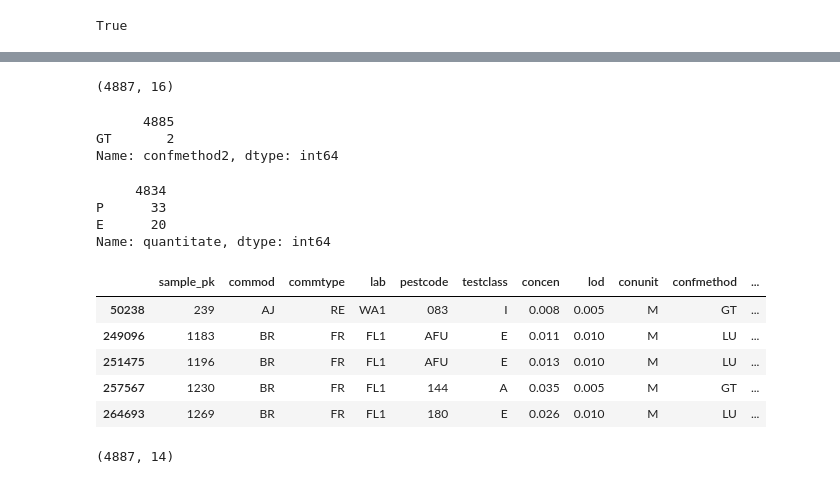
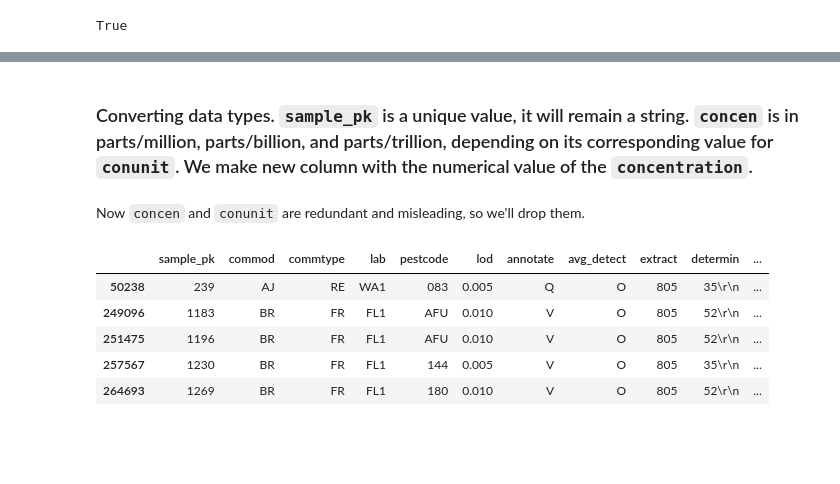
Before and after one commit to cenuno/dsc-3-final-project, a Jupyter notebook: EDA.ipynb, the cells around one changed output, grey strips where cells are left out. Saved outputs shown, nothing was run; the diff lists cells and outputs as text; code cells hidden in the pictures; blank space fills up the shorter version.

Commit message:
explpored and cleaned data, then exported as csv

```diff
--- a/EDA.ipynb
+++ b/EDA.ipynb
@@ -107,0 +55,2 @@ Drop irrelevant attributes: `concen`, `confmethod`, `determin`, `extract`, `pest
+# %%
+results.drop(irrelevant, axis=1, inplace=True)
@@ -140,0 +112,3 @@ dtype: int64
+# %%
+results.rename(columns={'mean':'avg_detect'}, inplace=True)
+results.head()
@@ -140,0 +149,3 @@ dtype: int64
+# %%
+results.drop(['quantitate'], axis=1, inplace=True)
+results.head()
@@ -171,31 +179,20 @@ results.head()
-# %%
-results.shape
-# %% [output]
-(4887, 16)
-# %%
-results['confmethod2'].value_counts()
-# %% [output]
-      4885
-GT       2
-Name: confmethod2, dtype: int64
-# %%
-results['quantitate'].value_counts()
-# %% [output]
-     4834
-P      33
-E      20
-Name: quantitate, dtype: int64
+# %% [markdown]
+### Converting data types. `sample_pk` is a unique value, it will remain a string. `concen` is in parts/million, parts/billion, and parts/trillion, depending on its corresponding value for `conunit`. We make new column with the numerical value of the `concentration`.
+# %%
+results['concentration'] = results.concen.astype(float)
+
+results.loc[results['conunit'] == 'M', 'concentration'] *= 10e6
+results.loc[results['conunit'] == 'B', 'concentration'] *= 10e9
+results.loc[results['conunit'] == 'T', 'concentration'] *= 10e12
+# %% [markdown]
+Now `concen` and `conunit` are redundant and misleading, so we'll drop them.
 # %%
-results.drop(['confmethod2', 'quantitate', 'concen'], axis=1, inplace=True)
+results.drop(['concen', 'conunit'], axis=1, inplace=True)
 results.head()
 # %% [output]
-|  | sample_pk | commod | commtype | lab | pestcode | testclass | concen | lod | conunit | confmethod | ... |
-| 50238 | 239 | AJ | RE | WA1 | 083 | I | 0.008 | 0.005 | M | GT | ... |
-| 249096 | 1183 | BR | FR | FL1 | AFU | E | 0.011 | 0.010 | M | LU | ... |
-| 251475 | 1196 | BR | FR | FL1 | AFU | E | 0.013 | 0.010 | M | LU | ... |
-| 257567 | 1230 | BR | FR | FL1 | 144 | A | 0.035 | 0.005 | M | GT | ... |
-| 264693 | 1269 | BR | FR | FL1 | 180 | E | 0.026 | 0.010 | M | LU | ... |
+|  | sample_pk | commod | commtype | lab | pestcode | lod | annotate | avg_detect | extract | determin | ... |
+| 50238 | 239 | AJ | RE | WA1 | 083 | 0.005 | Q | O | 805 | 35\r\n | ... |
+| 249096 | 1183 | BR | FR | FL1 | AFU | 0.010 | V | O | 805 | 52\r\n | ... |
+| 251475 | 1196 | BR | FR | FL1 | AFU | 0.010 | V | O | 805 | 52\r\n | ... |
+| 257567 | 1230 | BR | FR | FL1 | 144 | 0.005 | V | O | 805 | 35\r\n | ... |
+| 264693 | 1269 | BR | FR | FL1 | 180 | 0.010 | V | O | 805 | 52\r\n | ... |
-# %%
-results.shape
-# %% [output]
-(4887, 14)
```
Also changed, not shown: parts of 31 cells of this notebook.
